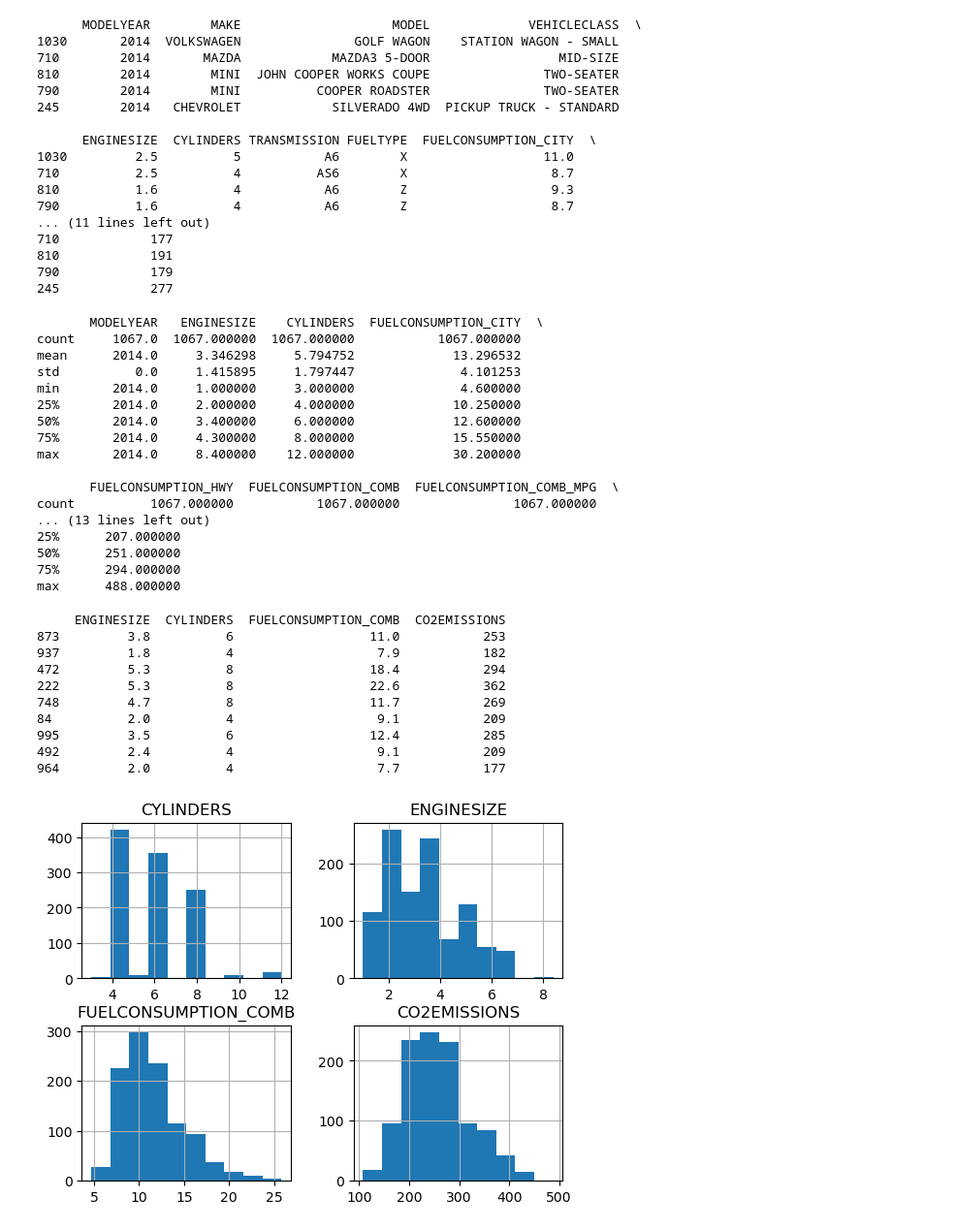
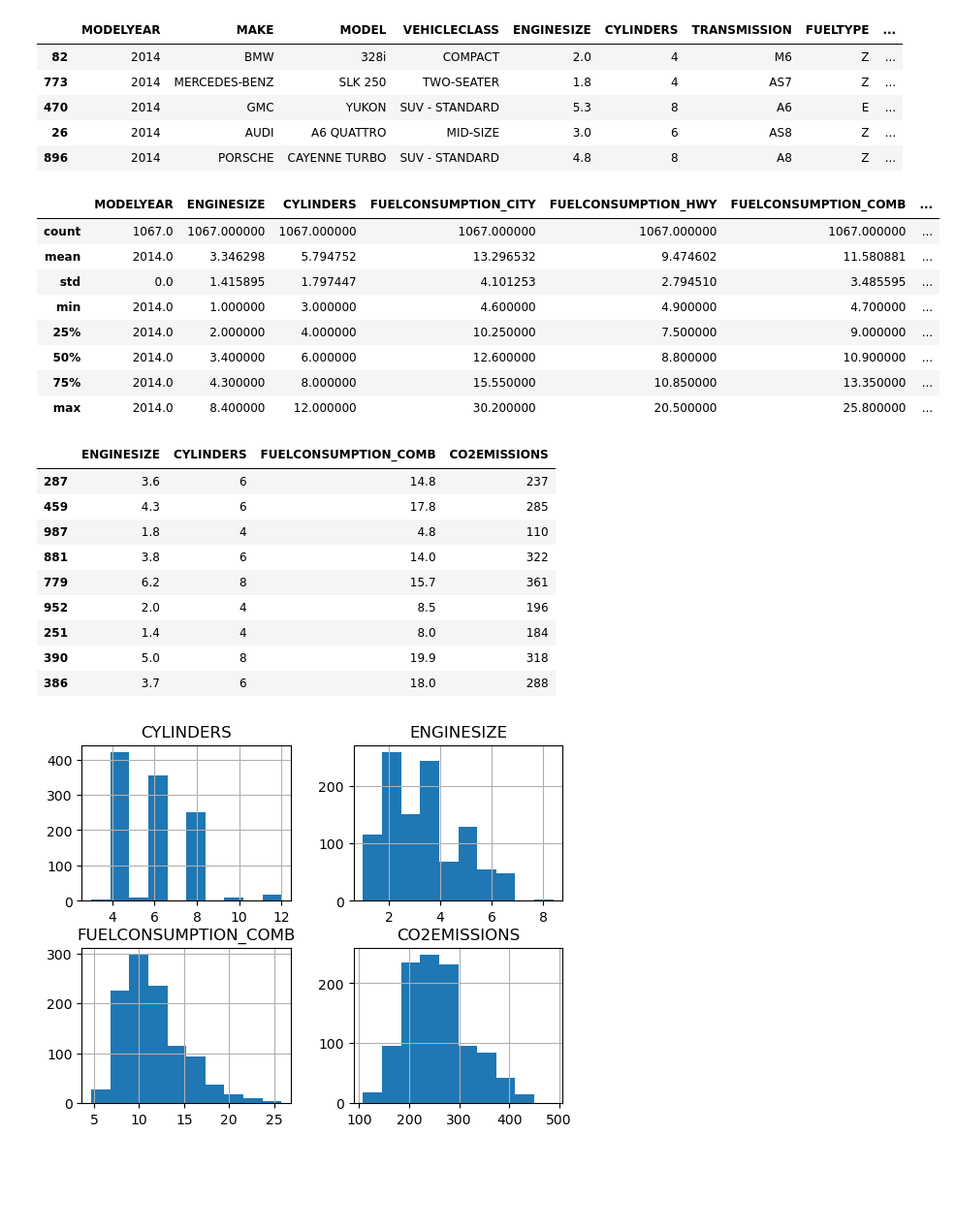
Before and after one commit to dongbin300/PyLab, a Jupyter notebook: Practices/MLP/C1/1.2.1.ipynb, the cells around one changed output. Shown: that part at 97% size. Saved outputs shown, nothing was run; the diff lists cells and outputs as text; code cells hidden in the pictures; blank space fills up the shorter version.

```diff
--- a/Practices/MLP/C1/1.2.1.ipynb
+++ b/Practices/MLP/C1/1.2.1.ipynb
@@ -6,59 +6,40 @@ import pandas as pd
 # %%
 url = "https://cf-courses-data.s3.us.cloud-object-storage.appdomain.cloud/IBMDeveloperSkillsNetwork-ML0101EN-SkillsNetwork/labs/Module%202/data/FuelConsumptionCo2.csv"
 df = pd.read_csv(url)
-print(df.sample(5))
+df.sample(5)
 # %% [output]
-      MODELYEAR        MAKE                    MODEL             VEHICLECLASS  \
-1030       2014  VOLKSWAGEN               GOLF WAGON    STATION WAGON - SMALL
-710        2014       MAZDA            MAZDA3 5-DOOR                 MID-SIZE
-810        2014        MINI  JOHN COOPER WORKS COUPE               TWO-SEATER
-790        2014        MINI          COOPER ROADSTER               TWO-SEATER
-245        2014   CHEVROLET            SILVERADO 4WD  PICKUP TRUCK - STANDARD
-
-      ENGINESIZE  CYLINDERS TRANSMISSION FUELTYPE  FUELCONSUMPTION_CITY  \
-1030         2.5          5           A6        X                  11.0
-710          2.5          4          AS6        X                   8.7
-810          1.6          4           A6        Z                   9.3
-790          1.6          4           A6        Z                   8.7
-... (11 lines left out)
-710            177
-810            191
-790            179
-245            277
+|  | MODELYEAR | MAKE | MODEL | VEHICLECLASS | ENGINESIZE | CYLINDERS | TRANSMISSION | FUELTYPE | ... |
+| 82 | 2014 | BMW | 328i | COMPACT | 2.0 | 4 | M6 | Z | ... |
+| 773 | 2014 | MERCEDES-BENZ | SLK 250 | TWO-SEATER | 1.8 | 4 | AS7 | Z | ... |
+| 470 | 2014 | GMC | YUKON | SUV - STANDARD | 5.3 | 8 | A6 | E | ... |
+| 26 | 2014 | AUDI | A6 QUATTRO | MID-SIZE | 3.0 | 6 | AS8 | Z | ... |
+| 896 | 2014 | PORSCHE | CAYENNE TURBO | SUV - STANDARD | 4.8 | 8 | A8 | Z | ... |
 # %%
-print(df.describe())
+df.describe()
 # %% [output]
-       MODELYEAR   ENGINESIZE    CYLINDERS  FUELCONSUMPTION_CITY  \
-count     1067.0  1067.000000  1067.000000           1067.000000
-mean      2014.0     3.346298     5.794752             13.296532
-std          0.0     1.415895     1.797447              4.101253
-min       2014.0     1.000000     3.000000              4.600000
-25%       2014.0     2.000000     4.000000             10.250000
-50%       2014.0     3.400000     6.000000             12.600000
-75%       2014.0     4.300000     8.000000             15.550000
-max       2014.0     8.400000    12.000000             30.200000
-
-       FUELCONSUMPTION_HWY  FUELCONSUMPTION_COMB  FUELCONSUMPTION_COMB_MPG  \
-count          1067.000000           1067.000000               1067.000000
-... (13 lines left out)
-25%      207.000000
-50%      251.000000
-75%      294.000000
-max      488.000000
+|  | MODELYEAR | ENGINESIZE | CYLINDERS | FUELCONSUMPTION_CITY | FUELCONSUMPTION_HWY | FUELCONSUMPTION_COMB | ... |
+| count | 1067.0 | 1067.000000 | 1067.000000 | 1067.000000 | 1067.000000 | 1067.000000 | ... |
+| mean | 2014.0 | 3.346298 | 5.794752 | 13.296532 | 9.474602 | 11.580881 | ... |
+| std | 0.0 | 1.415895 | 1.797447 | 4.101253 | 2.794510 | 3.485595 | ... |
+| min | 2014.0 | 1.000000 | 3.000000 | 4.600000 | 4.900000 | 4.700000 | ... |
+| 25% | 2014.0 | 2.000000 | 4.000000 | 10.250000 | 7.500000 | 9.000000 | ... |
+| 50% | 2014.0 | 3.400000 | 6.000000 | 12.600000 | 8.800000 | 10.900000 | ... |
+| 75% | 2014.0 | 4.300000 | 8.000000 | 15.550000 | 10.850000 | 13.350000 | ... |
+| max | 2014.0 | 8.400000 | 12.000000 | 30.200000 | 20.500000 | 25.800000 | ... |
 # %%
 cdf = df[['ENGINESIZE','CYLINDERS','FUELCONSUMPTION_COMB','CO2EMISSIONS']]
-print(cdf.sample(9))
+cdf.sample(9)
 # %% [output]
-     ENGINESIZE  CYLINDERS  FUELCONSUMPTION_COMB  CO2EMISSIONS
-873         3.8          6                  11.0           253
-937         1.8          4                   7.9           182
-472         5.3          8                  18.4           294
-222         5.3          8                  22.6           362
-748         4.7          8                  11.7           269
-84          2.0          4                   9.1           209
-995         3.5          6                  12.4           285
-492         2.4          4                   9.1           209
-964         2.0          4                   7.7           177
+|  | ENGINESIZE | CYLINDERS | FUELCONSUMPTION_COMB | CO2EMISSIONS |
+| 287 | 3.6 | 6 | 14.8 | 237 |
+| 459 | 4.3 | 6 | 17.8 | 285 |
+| 987 | 1.8 | 4 | 4.8 | 110 |
+| 881 | 3.8 | 6 | 14.0 | 322 |
+| 779 | 6.2 | 8 | 15.7 | 361 |
+| 952 | 2.0 | 4 | 8.5 | 196 |
+| 251 | 1.4 | 4 | 8.0 | 184 |
+| 390 | 5.0 | 8 | 19.9 | 318 |
+| 386 | 3.7 | 6 | 18.0 | 288 |
 # %%
 viz = cdf[['CYLINDERS','ENGINESIZE','FUELCONSUMPTION_COMB','CO2EMISSIONS']]
 viz.hist()
```
